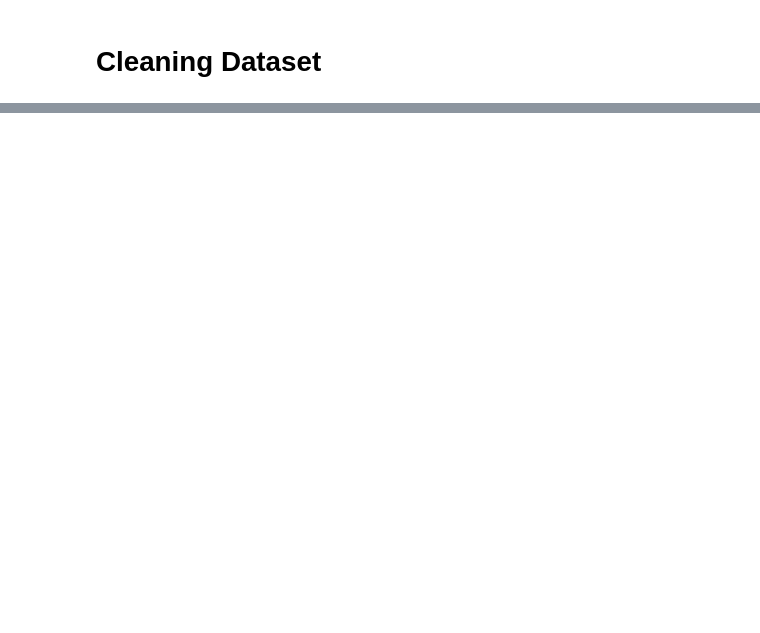
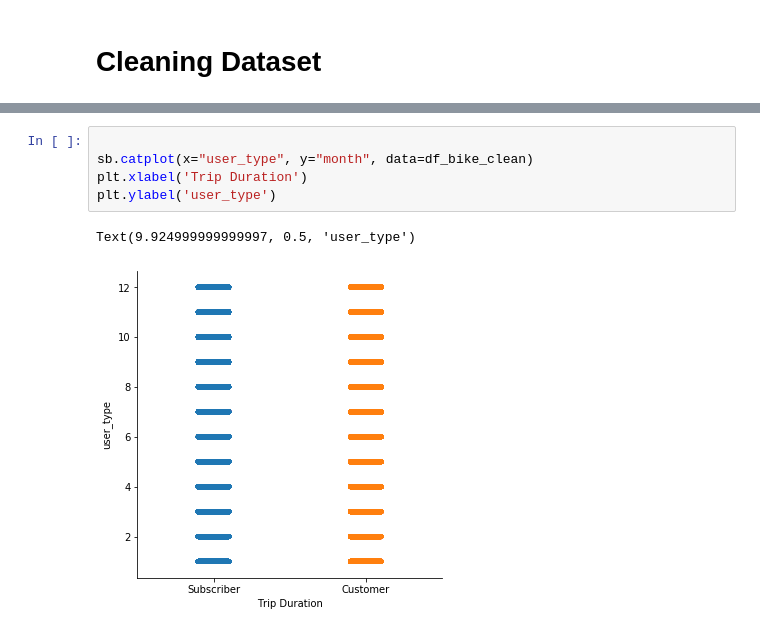
Before and after one commit to khatirinejad/Udacity-Data-Visualization, a Jupyter notebook: Udacity_Data_Visualization.ipynb, the cells around one changed output, grey strips where cells are left out. Saved outputs shown, nothing was run; the diff lists cells and outputs as text; blank space fills up the shorter version.

```diff
--- a/Udacity_Data_Visualization.ipynb
+++ b/Udacity_Data_Visualization.ipynb
@@ -293,0 +327,8 @@ plt.xlabel('Duration (Seconds)');
+# %%
+
+sb.catplot(x="user_type", y="month", data=df_bike_clean)
+plt.xlabel('Trip Duration')
+plt.ylabel('user_type')
+# %% [output]
+Text(9.924999999999997, 0.5, 'user_type')
+[figure, added]
```
Also changed, not shown: parts of 47 cells of this notebook.
